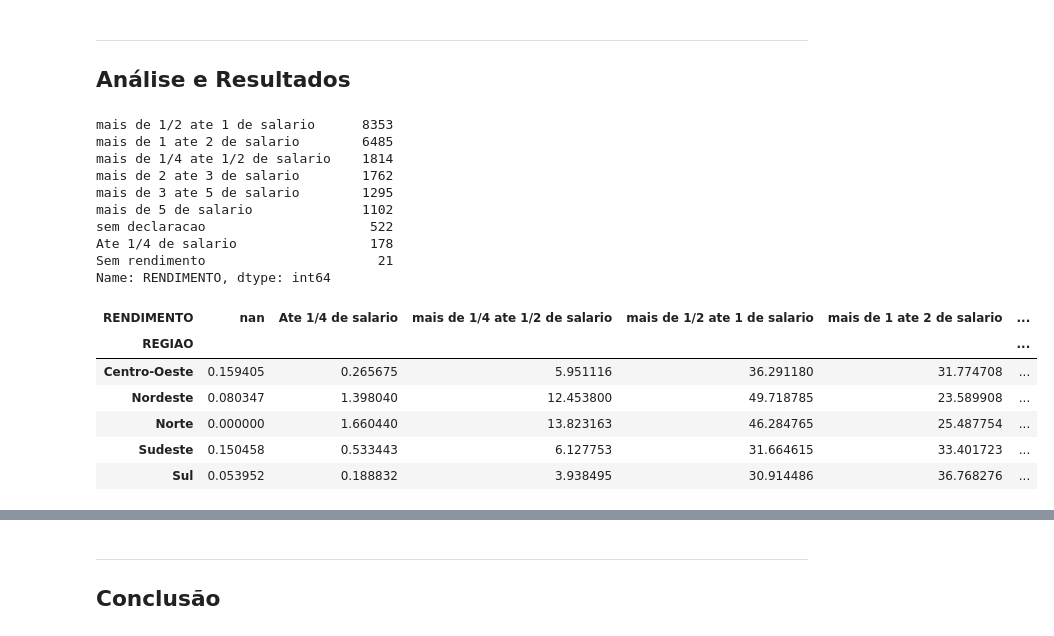
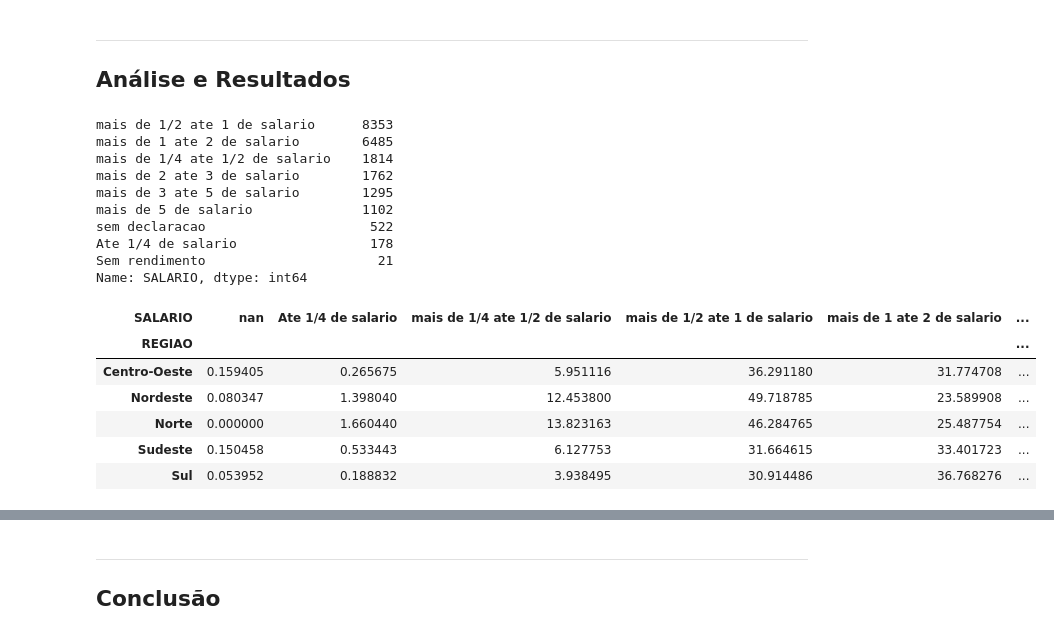
Before and after one commit to marianasabrantes/DP-P1, a Jupyter notebook: DP_P01_mariana.ipynb, the cells around one changed output, grey strips where cells are left out. Saved outputs shown, nothing was run; the diff lists cells and outputs as text; code cells hidden in the pictures.

```diff
--- a/DP_P01_mariana.ipynb
+++ b/DP_P01_mariana.ipynb
@@ -68,7 +68,7 @@ G = F.rename(index = str, columns = {'V9531': "PAGAMENTO"})
 H = G.rename(index = str, columns = {'V9054': "ESTABELECIMENTO"})
 I = H.rename(index = str, columns = {'V9060': "T_PREVIDENCIA"})
 J = I.rename(index = str, columns = {'V9077': "TRABALHO"})
-M = J.rename(index = str, columns = {'V4743': "RENDIMENTO"})
+M = J.rename(index = str, columns = {'V4743': "SALARIO"})
 N = M.rename(index = str, columns = {'V4745': "ESTUDO"})
 
 N.head()
@@ -108,8 +108,8 @@ P.TRABALHO = P.TRABALHO.astype('category')
 P.TRABALHO.cat.categories = (['Empregado', 'Trabalhador domestico', 'Conta Propria', 'Empregador', 'Trabalhador nao remunerado na unidade domiciliar',
                              'outro trabalho nao remunerado', 'trabalhador no proprio negocio'])
 
-P.RENDIMENTO = P.RENDIMENTO.astype('category')
-P.RENDIMENTO.cat.categories = (['Sem rendimento', 'Ate 1/4 de salario', 'mais de 1/4 ate 1/2 de salario', 'mais de 1/2 ate 1 de salario',
+P.SALARIO = P.SALARIO.astype('category')
+P.SALARIO.cat.categories = (['Sem rendimento', 'Ate 1/4 de salario', 'mais de 1/4 ate 1/2 de salario', 'mais de 1/2 ate 1 de salario',
                                'mais de 1 ate 2 de salario', 'mais de 2 ate 3 de salario', 'mais de 3 ate 5 de salario', 'mais de 5 de salario',
                                 'sem declaracao'])
 
@@ -150,7 +150,7 @@ See the caveats in the documentation: http://pandas.pydata.org/pandas-docs/stabl
 ___
 ## Análise e Resultados
 # %%
-P.RENDIMENTO.value_counts()
+P.SALARIO.value_counts()
 # %% [output]
 mais de 1/2 ate 1 de salario      8353
 mais de 1 ate 2 de salario        6485
@@ -161,12 +161,12 @@ mais de 5 de salario              1102
 sem declaracao                     522
 Ate 1/4 de salario                 178
 Sem rendimento                      21
-Name: RENDIMENTO, dtype: int64
+Name: SALARIO, dtype: int64
 # %%
-CT = pd.crosstab(P.REGIAO, P.RENDIMENTO, normalize = 'index')*100
+CT = pd.crosstab(P.REGIAO, P.SALARIO, normalize = 'index')*100
 CT
 # %% [output]
-| RENDIMENTO | nan | Ate 1/4 de salario | mais de 1/4 ate 1/2 de salario | mais de 1/2 ate 1 de salario | mais de 1 ate 2 de salario | ... |
+| SALARIO | nan | Ate 1/4 de salario | mais de 1/4 ate 1/2 de salario | mais de 1/2 ate 1 de salario | mais de 1 ate 2 de salario | ... |
 | REGIAO |  |  |  |  |  | ... |
 | Centro-Oeste | 0.159405 | 0.265675 | 5.951116 | 36.291180 | 31.774708 | ... |
 | Nordeste | 0.080347 | 1.398040 | 12.453800 | 49.718785 | 23.589908 | ... |
```
Also changed, not shown: parts of 13 cells of this notebook.
